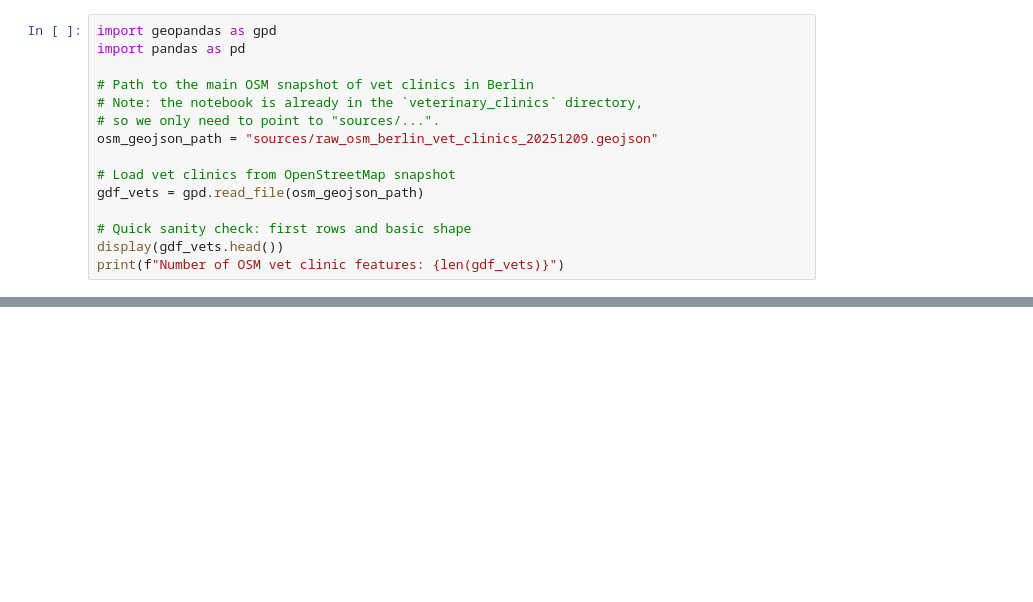
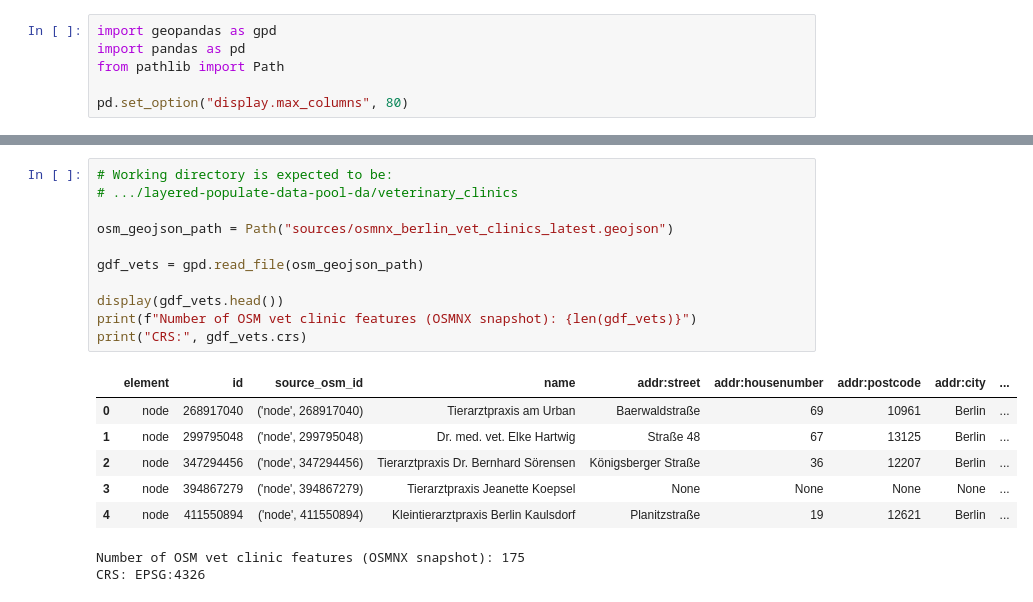
Before and after one commit to Nigar1209/berlin-poi-osm-pipeline, a Jupyter notebook: veterinary_clinics/01_vet_clinics_osm_lor_join.ipynb, the cells around one changed output, grey strips where cells are left out. Saved outputs shown, nothing was run; the diff lists cells and outputs as text; blank space fills up the shorter version.

```diff
--- a/veterinary_clinics/01_vet_clinics_osm_lor_join.ipynb
+++ b/veterinary_clinics/01_vet_clinics_osm_lor_join.ipynb
@@ -20,15 +16,6 @@ which raw attributes we can map into the target schema.
 # %%
 import geopandas as gpd
 import pandas as pd
+from pathlib import Path
 
-# Path to the main OSM snapshot of vet clinics in Berlin
-# Note: the notebook is already in the `veterinary_clinics` directory,
-# so we only need to point to "sources/...".
-osm_geojson_path = "sources/raw_osm_berlin_vet_clinics_20251209.geojson"
-
-# Load vet clinics from OpenStreetMap snapshot
-gdf_vets = gpd.read_file(osm_geojson_path)
-
-# Quick sanity check: first rows and basic shape
-display(gdf_vets.head())
-print(f"Number of OSM vet clinic features: {len(gdf_vets)}")
+pd.set_option("display.max_columns", 80)
@@ -44 +36,21 @@ Number of OSM vet clinic features: 175
+# %%
+# Working directory is expected to be:
+# .../layered-populate-data-pool-da/veterinary_clinics
+
+osm_geojson_path = Path("sources/osmnx_berlin_vet_clinics_latest.geojson")
+
+gdf_vets = gpd.read_file(osm_geojson_path)
+
+display(gdf_vets.head())
+print(f"Number of OSM vet clinic features (OSMNX snapshot): {len(gdf_vets)}")
+print("CRS:", gdf_vets.crs)
+# %% [output]
+|  | element | id | source_osm_id | name | addr:street | addr:housenumber | addr:postcode | addr:city | ... |
+| 0 | node | 268917040 | ('node', 268917040) | Tierarztpraxis am Urban | Baerwaldstraße | 69 | 10961 | Berlin | ... |
+| 1 | node | 299795048 | ('node', 299795048) | Dr. med. vet. Elke Hartwig | Straße 48 | 67 | 13125 | Berlin | ... |
+| 2 | node | 347294456 | ('node', 347294456) | Tierarztpraxis Dr. Bernhard Sörensen | Königsberger Straße | 36 | 12207 | Berlin | ... |
+| 3 | node | 394867279 | ('node', 394867279) | Tierarztpraxis Jeanette Koepsel | None | None | None | None | ... |
+| 4 | node | 411550894 | ('node', 411550894) | Kleintierarztpraxis Berlin Kaulsdorf | Planitzstraße | 19 | 12621 | Berlin | ... |
+Number of OSM vet clinic features (OSMNX snapshot): 175
+CRS: EPSG:4326
 # %% [markdown]
```
Also changed, not shown: parts of 16 cells of this notebook, 6 other files.
